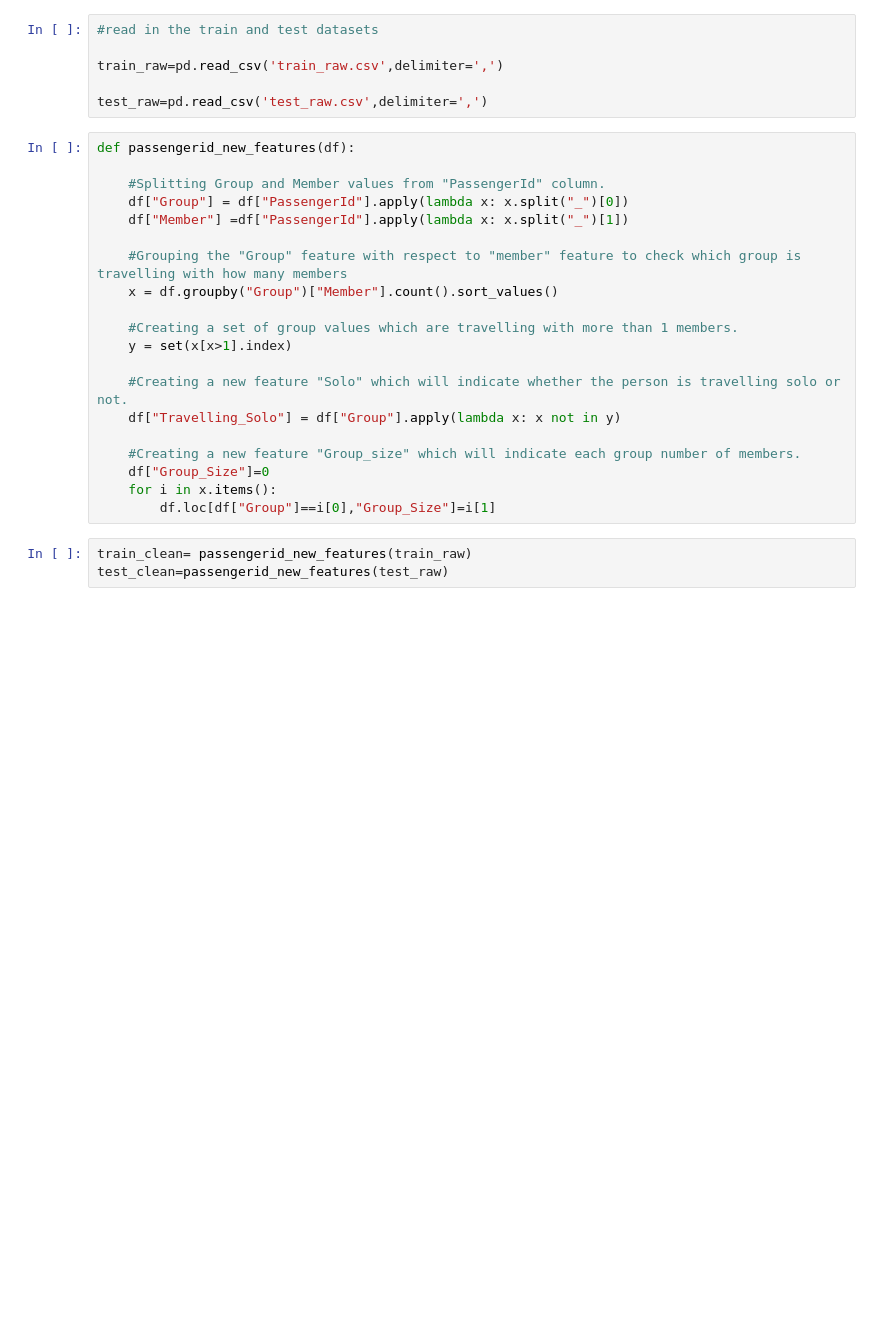
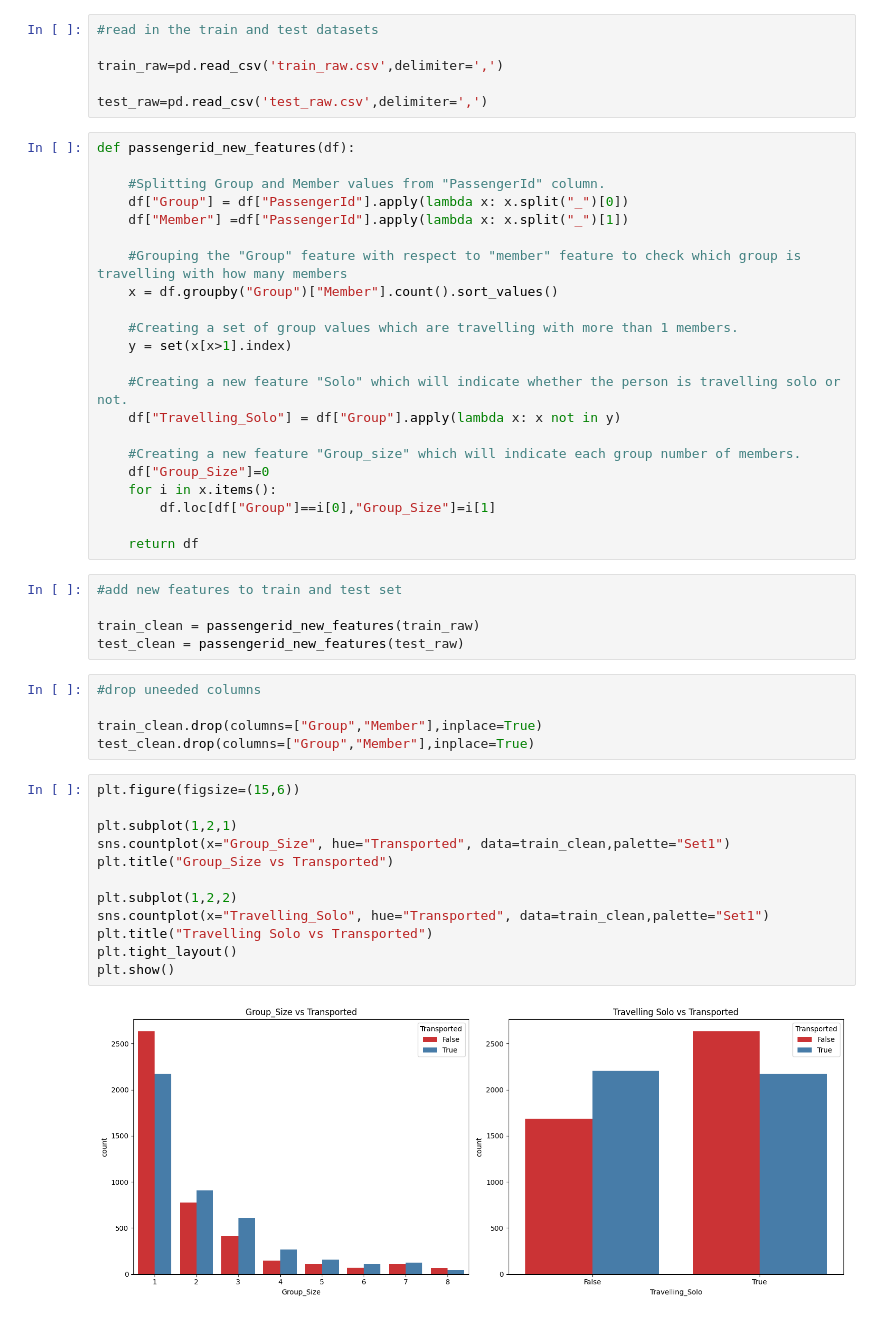
Before and after one commit to sophieporton/spaceship_titanic, a Jupyter notebook: Feature engineering.ipynb, the cells around one changed output. Saved outputs shown, nothing was run; the diff lists cells and outputs as text; blank space fills up the shorter version.

```diff
--- a/Feature engineering.ipynb
+++ b/Feature engineering.ipynb
@@ -37,6 +37,29 @@ def passengerid_new_features(df):
     df["Group_Size"]=0
     for i in x.items():
         df.loc[df["Group"]==i[0],"Group_Size"]=i[1]
+
+    return df
 # %%
-train_clean= passengerid_new_features(train_raw)
-test_clean=passengerid_new_features(test_raw)
+#add new features to train and test set
+
+train_clean = passengerid_new_features(train_raw)
+test_clean = passengerid_new_features(test_raw)
+# %%
+#drop uneeded columns
+
+train_clean.drop(columns=["Group","Member"],inplace=True)
+test_clean.drop(columns=["Group","Member"],inplace=True)
+# %%
+plt.figure(figsize=(15,6))
+
+plt.subplot(1,2,1)
+sns.countplot(x="Group_Size", hue="Transported", data=train_clean,palette="Set1")
+plt.title("Group_Size vs Transported")
+
+plt.subplot(1,2,2)
+sns.countplot(x="Travelling_Solo", hue="Transported", data=train_clean,palette="Set1")
+plt.title("Travelling Solo vs Transported")
+plt.tight_layout()
+plt.show()
+# %% [output]
+[figure, added]
```
Also changed, not shown: parts of 25 cells of this notebook.
